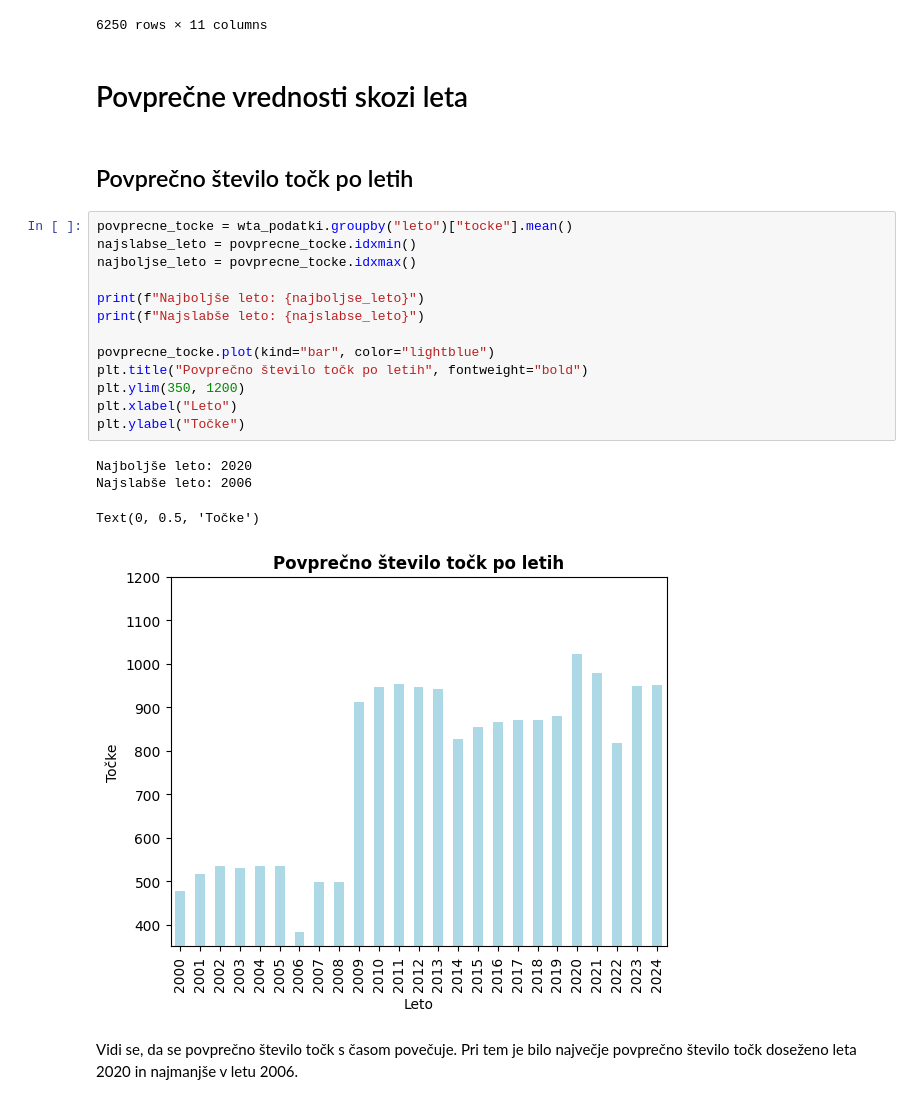
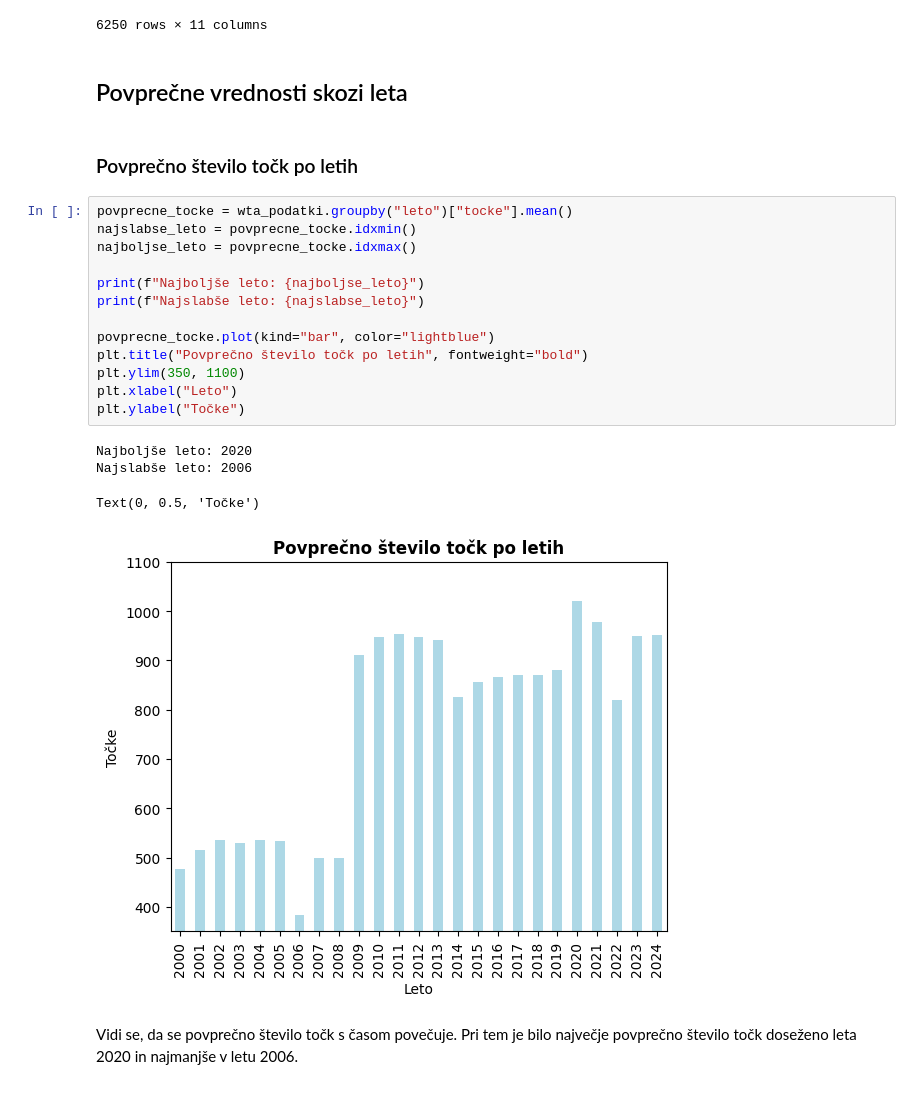
Before and after one commit to mariasulek/Projektna-naloga, a Jupyter notebook: analiza_podatkov.ipynb, the cells around one changed output. Saved outputs shown, nothing was run; the diff lists cells and outputs as text.

```diff
--- a/analiza_podatkov.ipynb
+++ b/analiza_podatkov.ipynb
@@ -28,27 +28,27 @@ wta_podatki
 | 6249 | 319709 | Nina | Stojanovic | Nina Stojanovic | SRB | 1996-07-30 | 28 | 250 | 278 | 2024 | ... |
 6250 rows × 11 columns
 # %% [markdown]
-# Povprečne vrednosti skozi leta
+## Povprečne vrednosti skozi leta
 # %% [markdown]
-## Povprečno število točk po letih
+### Povprečno število točk po letih
 # %%
 povprecne_tocke = wta_podatki.groupby("leto")["tocke"].mean()
 najslabse_leto = povprecne_tocke.idxmin()
 najboljse_leto = povprecne_tocke.idxmax()
 
 print(f"Najboljše leto: {najboljse_leto}")
 print(f"Najslabše leto: {najslabse_leto}")
 
 povprecne_tocke.plot(kind="bar", color="lightblue")
 plt.title("Povprečno število točk po letih", fontweight="bold")
-plt.ylim(350, 1200)
+plt.ylim(350, 1100)
 plt.xlabel("Leto")
 plt.ylabel("Točke")
 # %% [output]
 Najboljše leto: 2020
 Najslabše leto: 2006
 Text(0, 0.5, 'Točke')
-[figure, old version]
+[figure, new version]
 # %% [markdown]
 Vidi se, da se povprečno število točk s časom povečuje. Pri tem je bilo največje povprečno število točk doseženo leta 2020 in najmanjše v letu 2006.
 # %% [markdown]
```
Also changed, not shown: parts of 4 cells of this notebook, 1 other file.
